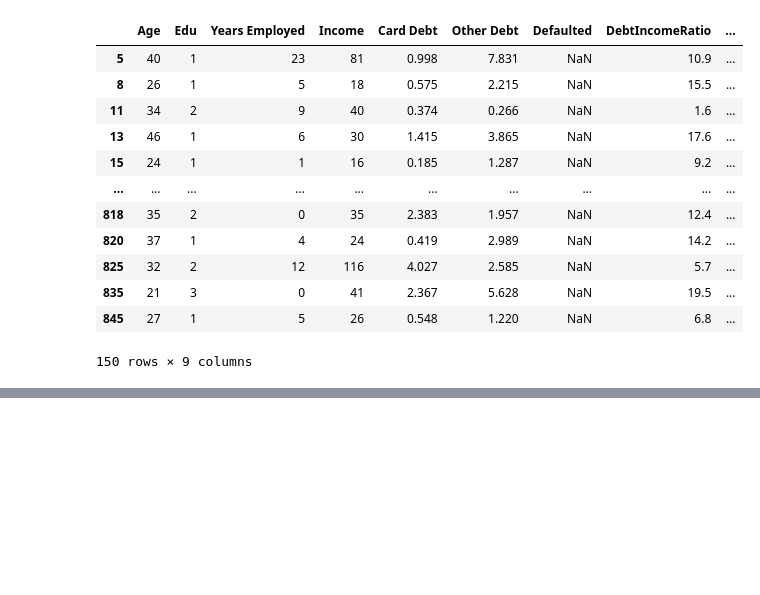
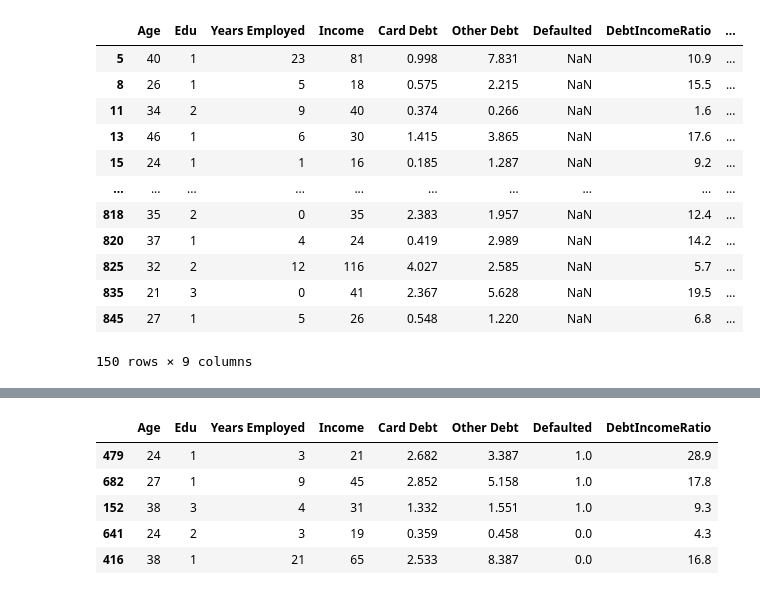
Before and after one commit to KDcodePy/Customer_Clustering_With_Kmeans, a Jupyter notebook: Kmeans.ipynb, the cells around one changed output, grey strips where cells are left out. Saved outputs shown, nothing was run; the diff lists cells and outputs as text; code cells hidden in the pictures; blank space fills up the shorter version.

```diff
--- a/Kmeans.ipynb
+++ b/Kmeans.ipynb
@@ -249,0 +287,9 @@ test_df.drop(columns="Defaulted", inplace=True)
+# %%
+cleaned_df.sample(5)
+# %% [output]
+|  | Age | Edu | Years Employed | Income | Card Debt | Other Debt | Defaulted | DebtIncomeRatio |
+| 479 | 24 | 1 | 3 | 21 | 2.682 | 3.387 | 1.0 | 28.9 |
+| 682 | 27 | 1 | 9 | 45 | 2.852 | 5.158 | 1.0 | 17.8 |
+| 152 | 38 | 3 | 4 | 31 | 1.332 | 1.551 | 1.0 | 9.3 |
+| 641 | 24 | 2 | 3 | 19 | 0.359 | 0.458 | 0.0 | 4.3 |
+| 416 | 38 | 1 | 21 | 65 | 2.533 | 8.387 | 0.0 | 16.8 |
```
Also changed, not shown: parts of 17 cells of this notebook.
